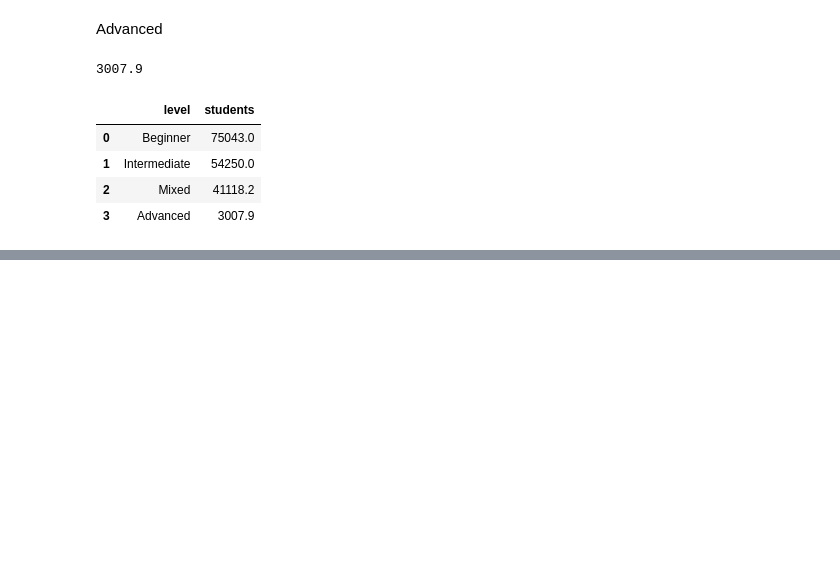
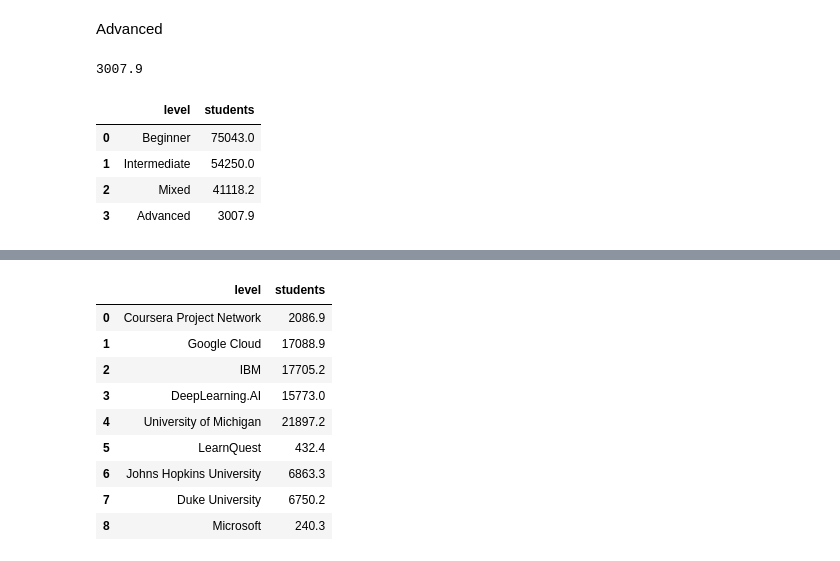
Before and after one commit to jesuschao/Coursera_Project, a Jupyter notebook: 2_EDA.ipynb, the cells around one changed output, grey strips where cells are left out. Cells and saved outputs as stored; diff of their text form; code cells hidden in the pictures; blank space fills up the shorter version.

```diff
--- a/2_EDA.ipynb
+++ b/2_EDA.ipynb
@@ -571,0 +695,16 @@ students_level.to_csv("visualization/students_level.csv", index = False)
+# %%
+students_uni = pd.DataFrame()
+students_uni["level"]=["Coursera Project Network", "Google Cloud", "IBM", "DeepLearning.AI", "University of Michigan", "LearnQuest", "Johns Hopkins University", "Duke University", "Microsoft"]
+students_uni["students"]=[students_Coursera_Project_Network, students_Google_Cloud, students_IBM, students_DeepLearning_AI, students_University_of_Michigan, students_LearnQuest, students_Johns_Hopkins_University, students_Duke_University, students_Microsoft]
+students_uni
+# %% [output]
+|  | level | students |
+| 0 | Coursera Project Network | 2086.9 |
+| 1 | Google Cloud | 17088.9 |
+| 2 | IBM | 17705.2 |
+| 3 | DeepLearning.AI | 15773.0 |
+| 4 | University of Michigan | 21897.2 |
+| 5 | LearnQuest | 432.4 |
+| 6 | Johns Hopkins University | 6863.3 |
+| 7 | Duke University | 6750.2 |
+| 8 | Microsoft | 240.3 |
```
Also changed, not shown: parts of 22 cells of this notebook, 2 other files.
